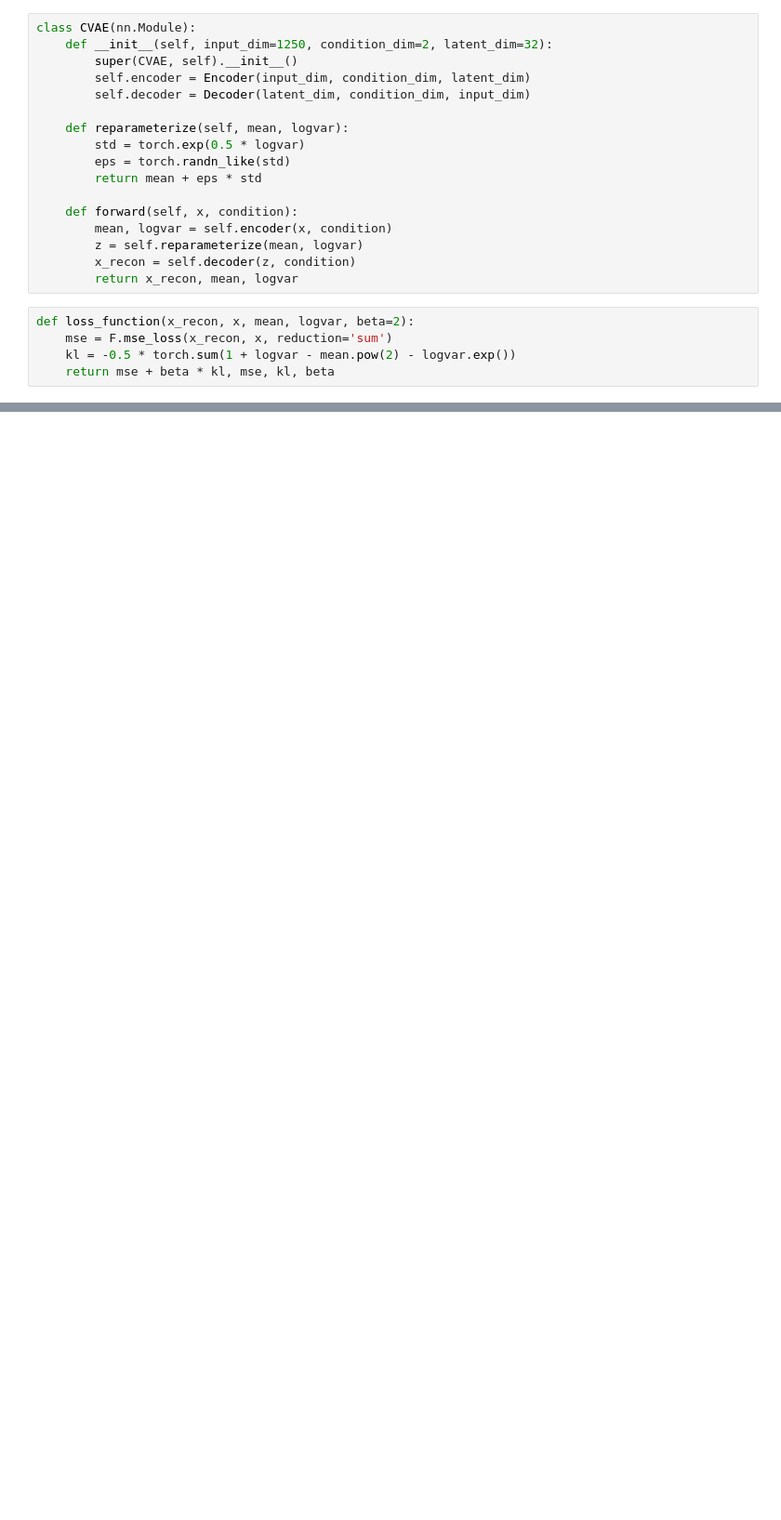
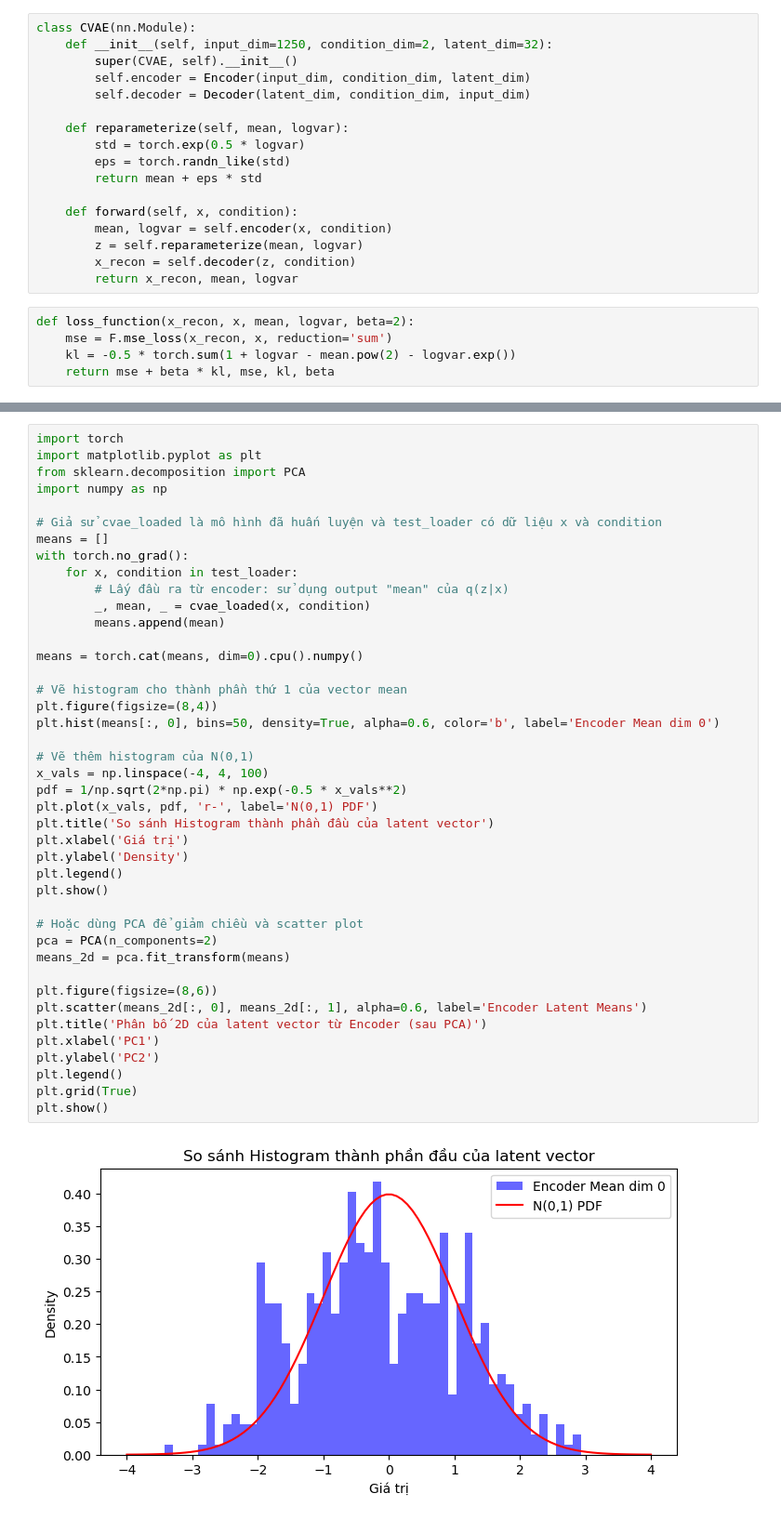
Before and after one commit to phucnguyenhoank/giua_ky_final, a Jupyter notebook: t2.ipynb, the cells around one changed output, grey strips where cells are left out. Shown at 93% size. Saved outputs shown, nothing was run; the diff lists cells and outputs as text; blank space fills up the shorter version.

```diff
--- a/t2.ipynb
+++ b/t2.ipynb
@@ -577,0 +658,44 @@ Early stopping triggered!
+# %%
+import torch
+import matplotlib.pyplot as plt
+from sklearn.decomposition import PCA
+import numpy as np
+
+# Giả sử cvae_loaded là mô hình đã huấn luyện và test_loader có dữ liệu x và condition
+means = []
+with torch.no_grad():
+    for x, condition in test_loader:
+        # Lấy đầu ra từ encoder: sử dụng output "mean" của q(z|x)
+        _, mean, _ = cvae_loaded(x, condition)
+        means.append(mean)
+
+means = torch.cat(means, dim=0).cpu().numpy()
+
+# Vẽ histogram cho thành phần thứ 1 của vector mean
+plt.figure(figsize=(8,4))
+plt.hist(means[:, 0], bins=50, density=True, alpha=0.6, color='b', label='Encoder Mean dim 0')
+
+# Vẽ thêm histogram của N(0,1)
+x_vals = np.linspace(-4, 4, 100)
+pdf = 1/np.sqrt(2*np.pi) * np.exp(-0.5 * x_vals**2)
+plt.plot(x_vals, pdf, 'r-', label='N(0,1) PDF')
+plt.title('So sánh Histogram thành phần đầu của latent vector')
+plt.xlabel('Giá trị')
+plt.ylabel('Density')
+plt.legend()
+plt.show()
+
+# Hoặc dùng PCA để giảm chiều và scatter plot
+pca = PCA(n_components=2)
+means_2d = pca.fit_transform(means)
+
+plt.figure(figsize=(8,6))
+plt.scatter(means_2d[:, 0], means_2d[:, 1], alpha=0.6, label='Encoder Latent Means')
+plt.title('Phân bố 2D của latent vector từ Encoder (sau PCA)')
+plt.xlabel('PC1')
+plt.ylabel('PC2')
+plt.legend()
+plt.grid(True)
+plt.show()
+# %% [output]
+[figure, added]
```
Also changed, not shown: parts of 7 cells of this notebook, 1 other file.
